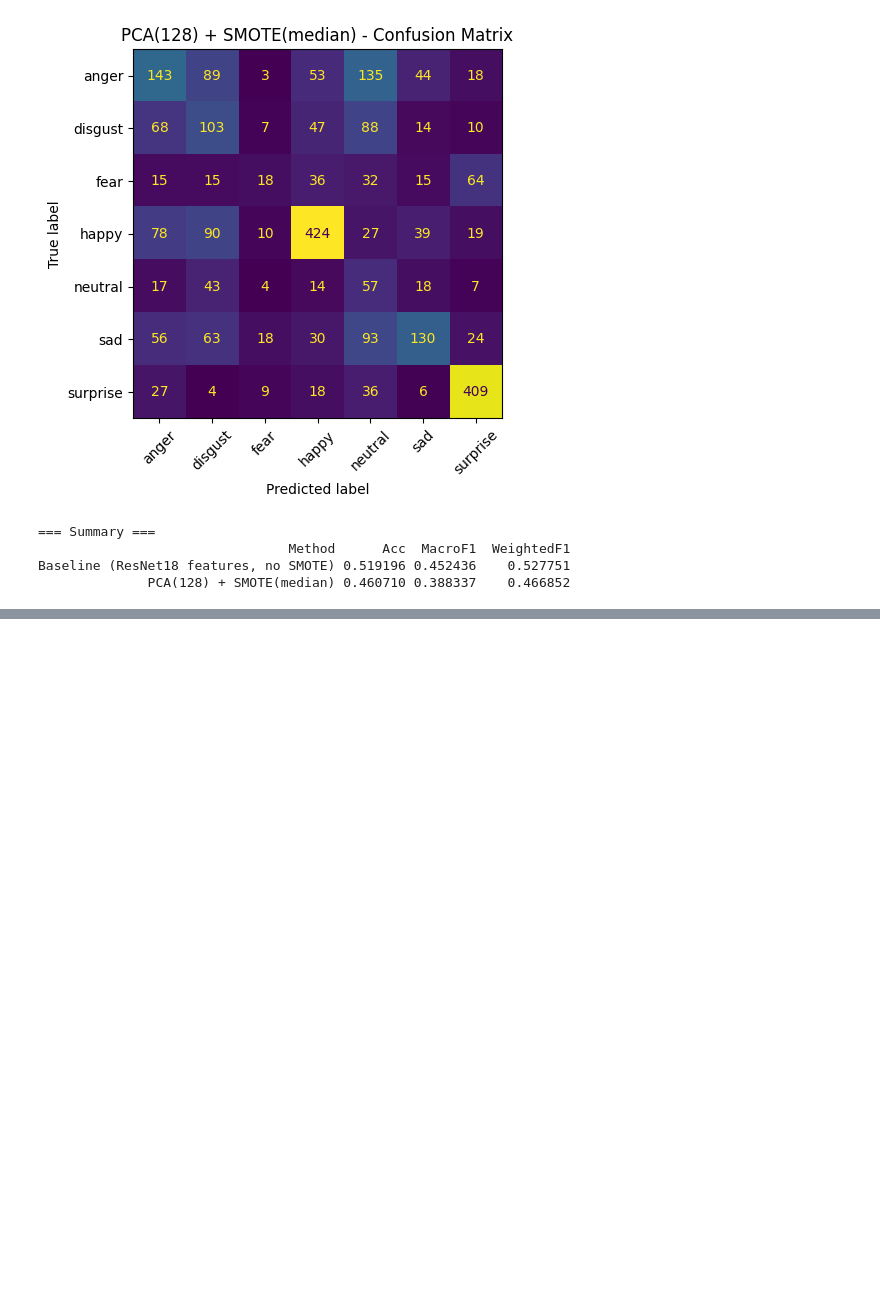
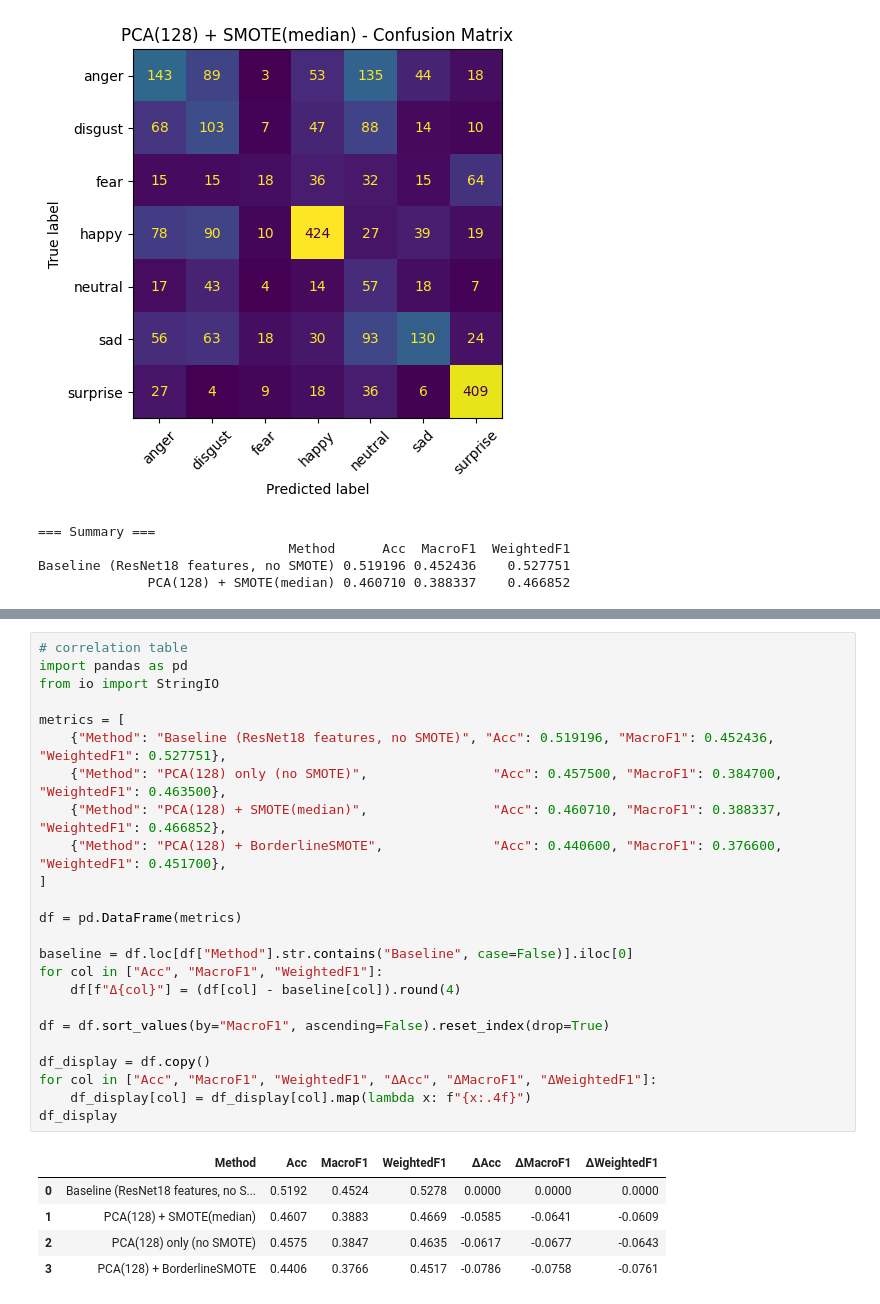
Before and after one commit to YuxuanHuang455/PS-Microexpression, a Jupyter notebook: code/Test_LBP+CNN+SVM_Classification_copy_of_“Microexpression_basic_EDA_ipynb”.ipynb, the cells around one changed output, grey strips where cells are left out. Cells and saved outputs as stored; diff of their text form; blank space fills up the shorter version.

```diff
--- a/code/Test_LBP+CNN+SVM_Classification_copy_of_“Microexpression_basic_EDA_ipynb”.ipynb
+++ b/code/Test_LBP+CNN+SVM_Classification_copy_of_“Microexpression_basic_EDA_ipynb”.ipynb
@@ -953,0 +1022,30 @@ Baseline (ResNet18 features, no SMOTE) 0.519196 0.452436    0.527751
+# %%
+# correlation table
+import pandas as pd
+from io import StringIO
+
+metrics = [
+    {"Method": "Baseline (ResNet18 features, no SMOTE)", "Acc": 0.519196, "MacroF1": 0.452436, "WeightedF1": 0.527751},
+    {"Method": "PCA(128) only (no SMOTE)",                "Acc": 0.457500, "MacroF1": 0.384700, "WeightedF1": 0.463500},
+    {"Method": "PCA(128) + SMOTE(median)",                "Acc": 0.460710, "MacroF1": 0.388337, "WeightedF1": 0.466852},
+    {"Method": "PCA(128) + BorderlineSMOTE",              "Acc": 0.440600, "MacroF1": 0.376600, "WeightedF1": 0.451700},
+]
+
+df = pd.DataFrame(metrics)
+
+baseline = df.loc[df["Method"].str.contains("Baseline", case=False)].iloc[0]
+for col in ["Acc", "MacroF1", "WeightedF1"]:
+    df[f"Δ{col}"] = (df[col] - baseline[col]).round(4)
+
+df = df.sort_values(by="MacroF1", ascending=False).reset_index(drop=True)
+
+df_display = df.copy()
+for col in ["Acc", "MacroF1", "WeightedF1", "ΔAcc", "ΔMacroF1", "ΔWeightedF1"]:
+    df_display[col] = df_display[col].map(lambda x: f"{x:.4f}")
+df_display
+# %% [output]
+|  | Method | Acc | MacroF1 | WeightedF1 | ΔAcc | ΔMacroF1 | ΔWeightedF1 |
+| 0 | Baseline (ResNet18 features, no S... | 0.5192 | 0.4524 | 0.5278 | 0.0000 | 0.0000 | 0.0000 |
+| 1 | PCA(128) + SMOTE(median) | 0.4607 | 0.3883 | 0.4669 | -0.0585 | -0.0641 | -0.0609 |
+| 2 | PCA(128) only (no SMOTE) | 0.4575 | 0.3847 | 0.4635 | -0.0617 | -0.0677 | -0.0643 |
+| 3 | PCA(128) + BorderlineSMOTE | 0.4406 | 0.3766 | 0.4517 | -0.0786 | -0.0758 | -0.0761 |
```
Also changed, not shown: parts of 1 cell of this notebook.
